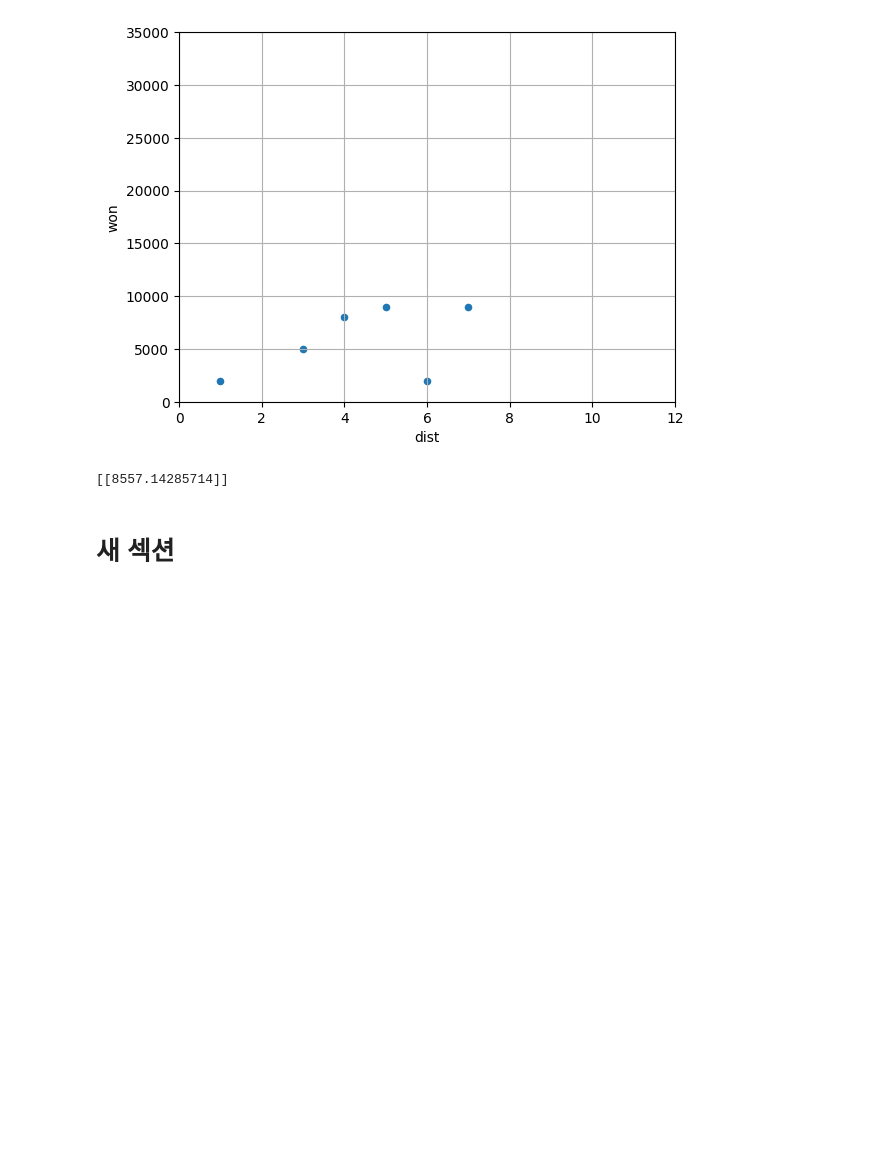
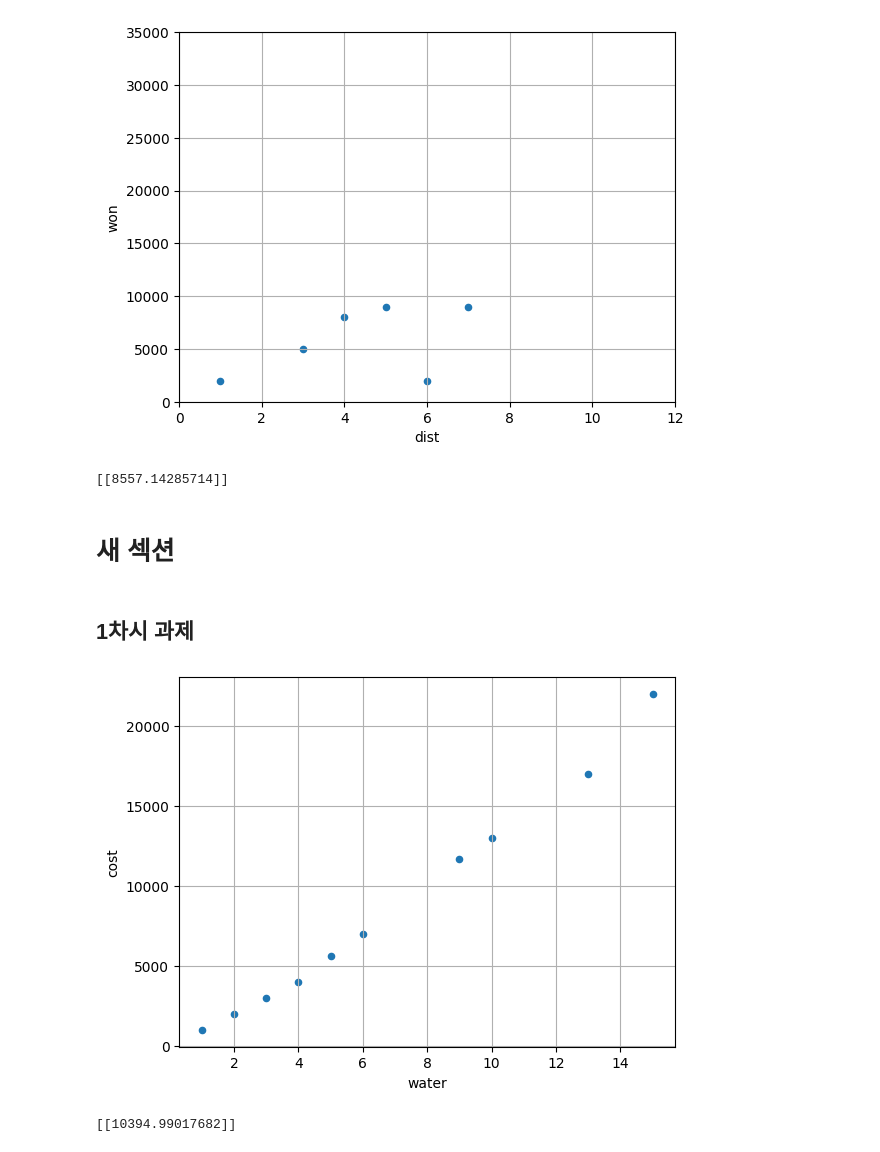
Before and after one commit to soyeonprincesss/ma-study, a Jupyter notebook: study/machine.ipynb, the cells around one changed output. Drawn from its saved outputs; the diff is of its cells as text; code cells hidden in the pictures; blank space fills up the shorter version.

```diff
--- a/study/machine.ipynb
+++ b/study/machine.ipynb
@@ -48,22 +50,26 @@ print(model.predict(X_new))
 [[8557.14285714]]
 # %% [markdown]
 # 새 섹션
+# %% [markdown]
+## 1차시 과제
 # %%
 import matplotlib.pyplot as plt
 import pandas as pd
 from sklearn.linear_model import LinearRegression
 
-lifesat = pd.read_csv("data.csv")
-X = lifesat[["dist"]].values
-y = lifesat[["won"]].values
+lifesat = pd.read_csv("water.csv")
+X = lifesat[["water"]].values
+y = lifesat[["cost"]].values
 
-lifesat.plot(kind="scatter", grid=True, x="dist", y="won")
-plt.axis([0, 12, 0, 35000])
+lifesat.plot(kind="scatter", grid=True, x="water", y="cost")
 plt.show()
 
 model = LinearRegression()
 
 model.fit(X, y)
 
 X_new = [[8]]
 print(model.predict(X_new))
+# %% [output]
+[figure, added]
+[[10394.99017682]]
```
Also changed, not shown: parts of 1 cell of this notebook.
